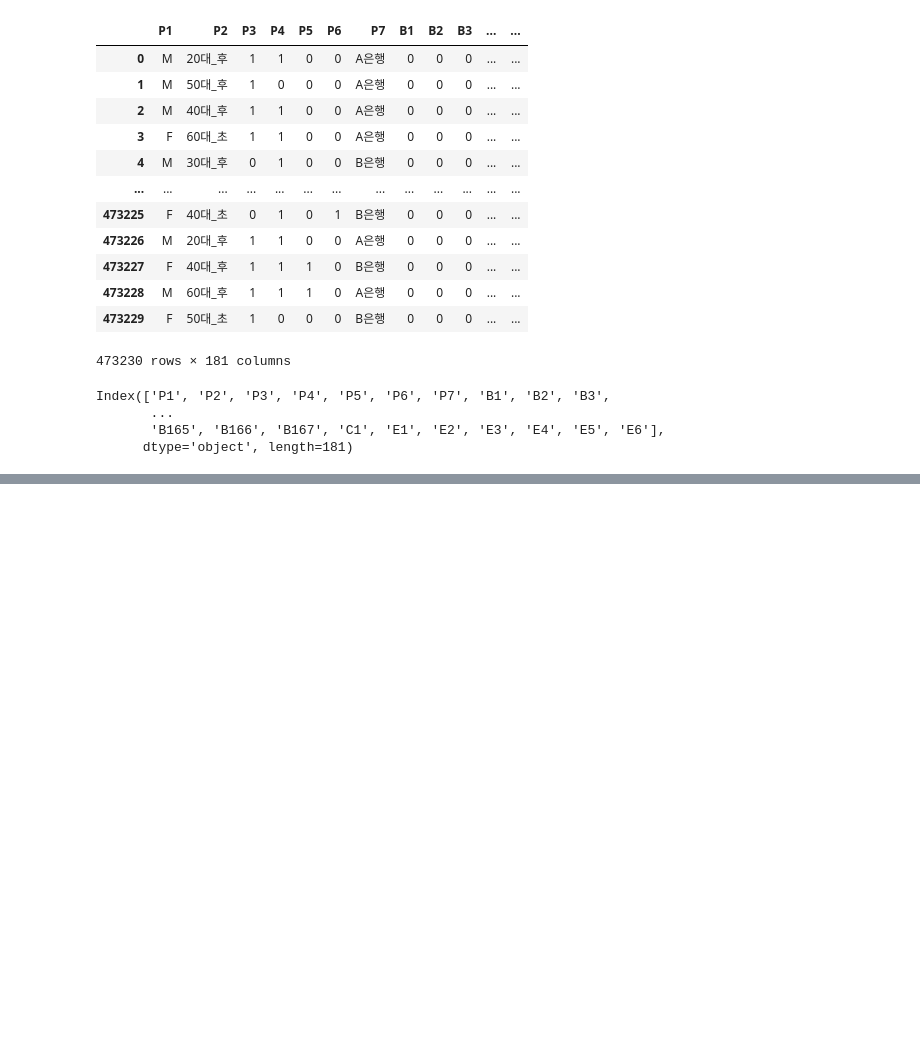
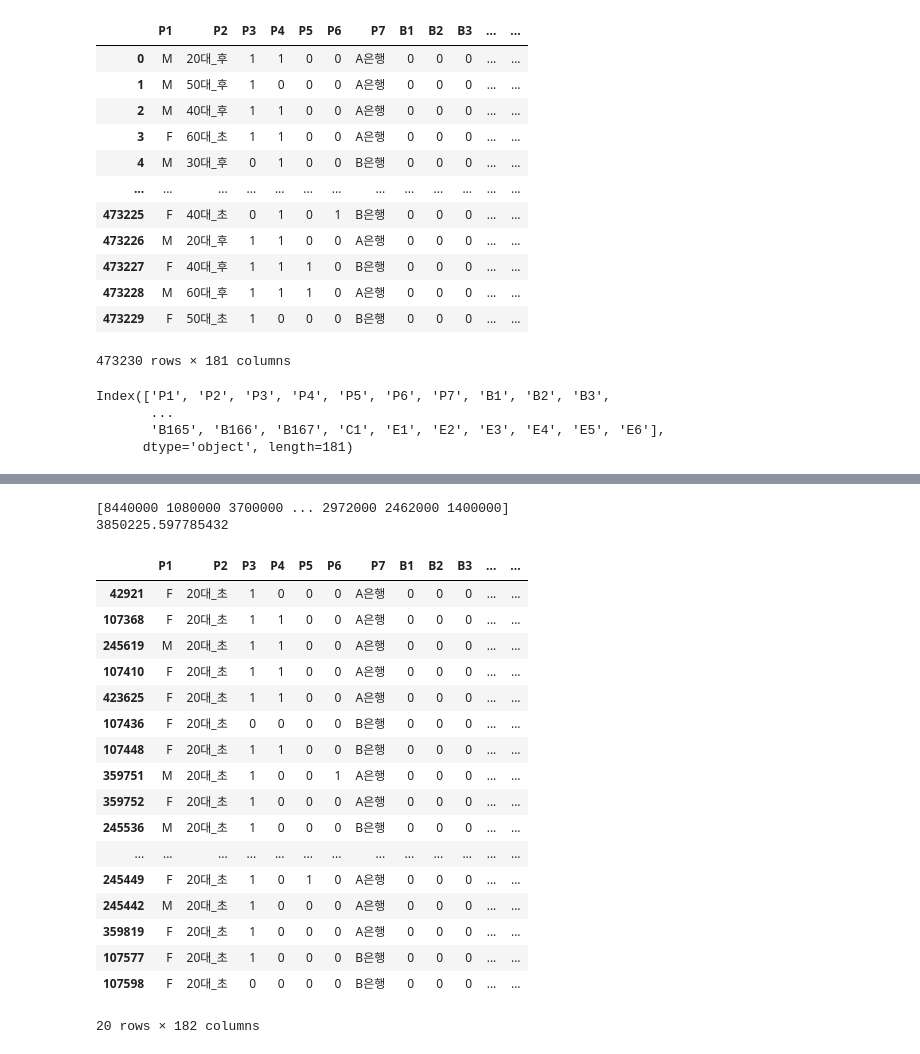
Before and after one commit to sooking87/BigData_Analysis_Sinhan, a Jupyter notebook: knowing.ipynb, the cells around one changed output, grey strips where cells are left out. Drawn from its saved outputs; the diff is of its cells as text; code cells hidden in the pictures; blank space fills up the shorter version.

```diff
--- a/knowing.ipynb
+++ b/knowing.ipynb
@@ -177,0 +222,37 @@ plt.show()
+# %%
+total_list = []
+for row in df.index.tolist():
+    total = 0
+    for i in df.loc[row, "B1":"B166"]:
+        total += i
+
+    total_list.append(total)
+total_np = np.array(total_list)
+print(total_np)
+print(total_np.mean())
+# %% [output]
+[8440000 1080000 3700000 ... 2972000 2462000 1400000]
+3850225.597785432
+# %%
+df.sort_values('Age', ascending=True, inplace=True)
+
+df.head(20)
+# %% [output]
+|  | P1 | P2 | P3 | P4 | P5 | P6 | P7 | B1 | B2 | B3 | ... | ... |
+| 42921 | F | 20대_초 | 1 | 0 | 0 | 0 | A은행 | 0 | 0 | 0 | ... | ... |
+| 107368 | F | 20대_초 | 1 | 1 | 0 | 0 | A은행 | 0 | 0 | 0 | ... | ... |
+| 245619 | M | 20대_초 | 1 | 1 | 0 | 0 | A은행 | 0 | 0 | 0 | ... | ... |
+| 107410 | F | 20대_초 | 1 | 1 | 0 | 0 | A은행 | 0 | 0 | 0 | ... | ... |
+| 423625 | F | 20대_초 | 1 | 1 | 0 | 0 | A은행 | 0 | 0 | 0 | ... | ... |
+| 107436 | F | 20대_초 | 0 | 0 | 0 | 0 | B은행 | 0 | 0 | 0 | ... | ... |
+| 107448 | F | 20대_초 | 1 | 1 | 0 | 0 | B은행 | 0 | 0 | 0 | ... | ... |
+| 359751 | M | 20대_초 | 1 | 0 | 0 | 1 | A은행 | 0 | 0 | 0 | ... | ... |
+| 359752 | F | 20대_초 | 1 | 0 | 0 | 0 | A은행 | 0 | 0 | 0 | ... | ... |
+| 245536 | M | 20대_초 | 1 | 0 | 0 | 0 | B은행 | 0 | 0 | 0 | ... | ... |
+| ... | ... | ... | ... | ... | ... | ... | ... | ... | ... | ... | ... | ... |
+| 245449 | F | 20대_초 | 1 | 0 | 1 | 0 | A은행 | 0 | 0 | 0 | ... | ... |
+| 245442 | M | 20대_초 | 1 | 0 | 0 | 0 | A은행 | 0 | 0 | 0 | ... | ... |
+| 359819 | F | 20대_초 | 1 | 0 | 0 | 0 | A은행 | 0 | 0 | 0 | ... | ... |
+| 107577 | F | 20대_초 | 1 | 0 | 0 | 0 | B은행 | 0 | 0 | 0 | ... | ... |
+| 107598 | F | 20대_초 | 0 | 0 | 0 | 0 | B은행 | 0 | 0 | 0 | ... | ... |
+20 rows × 182 columns
```
Also changed, not shown: parts of 8 cells of this notebook.
